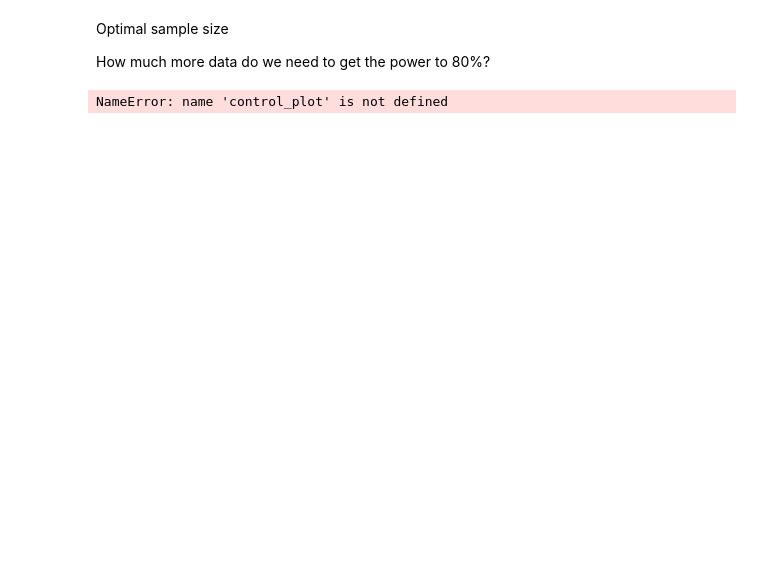
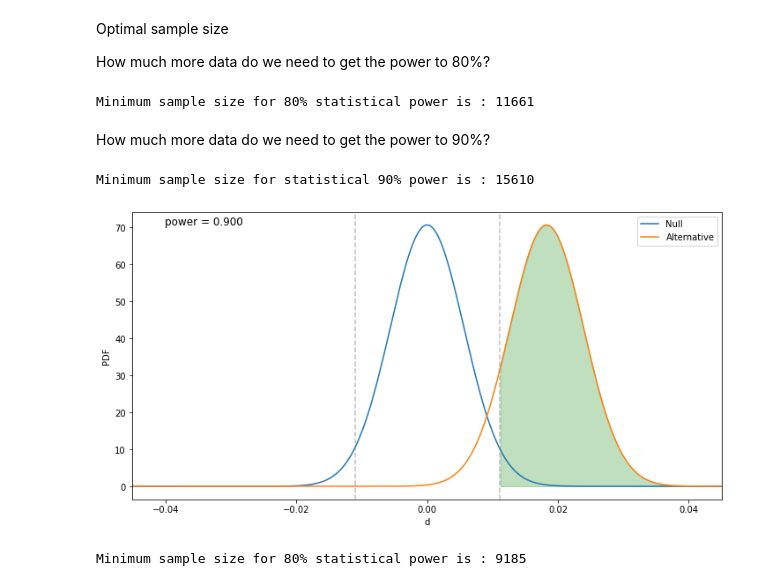
Before and after one commit to TenAcademy/A_B-Hypothesis-Testing, a Jupyter notebook: notebooks/classical_abtest.ipynb, the cells around one changed output. Drawn from its saved outputs; the diff is of its cells as text; code cells hidden in the pictures; blank space fills up the shorter version.

```diff
--- a/notebooks/classical_abtest.ipynb
+++ b/notebooks/classical_abtest.ipynb
@@ -205,7 +227,28 @@ def min_sample_size(bcr, mde, power=0.8, sig_level=0.05):
 # %%
 power = 0.8
 sig_level = 0.05
-sample_80 = round(min_sample_size(control_plot, diff, power,  sig_level))
+sample_80 = round(min_sample_size(c_cr, diff, power,  sig_level))
 print(f'Minimum sample size for 80% statistical power is : {sample_80} ')
 # %% [output]
-NameError: name 'control_plot' is not defined
+Minimum sample size for 80% statistical power is : 11661
+# %% [markdown]
+How much more data do we need to get the power to 90%?
+# %%
+power = 0.9
+sig_level = 0.05
+sample_80 = round(min_sample_size(c_cr, diff, power,  sig_level))
+print(f'Minimum sample size for statistical 90% power is : {sample_80} ')
+# %% [output]
+Minimum sample size for statistical 90% power is : 15610
+# %%
+hp.hypo_plot(sample_80, sample_80, c_cr, diff, show_power=True)
+# %% [output]
+[figure, added]
+# %%
+
+power = 0.8
+sig_level = 0.1
+sample_80 = round(min_sample_size(c_cr, diff, power,  sig_level))
+print(f'Minimum sample size for 80% statistical power is : {sample_80} ')
+# %% [output]
+Minimum sample size for 80% statistical power is : 9185
```
Also changed, not shown: parts of 3 cells of this notebook.
